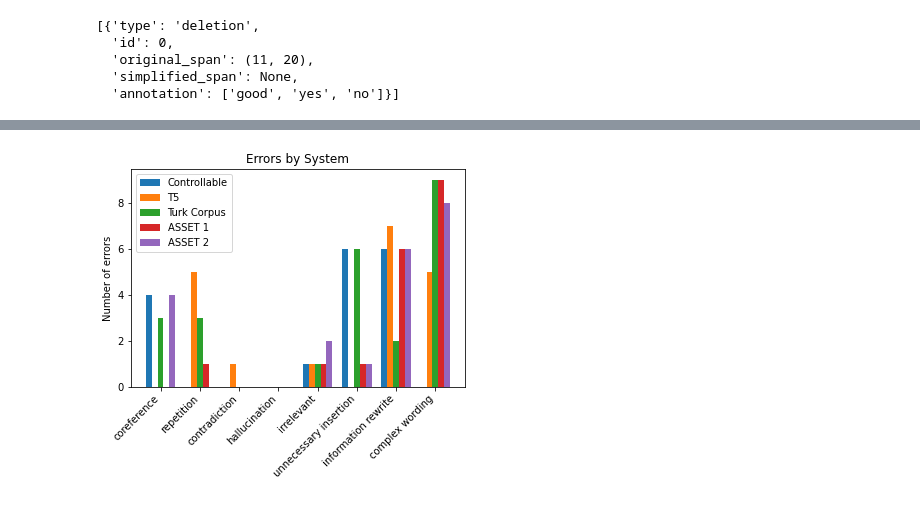
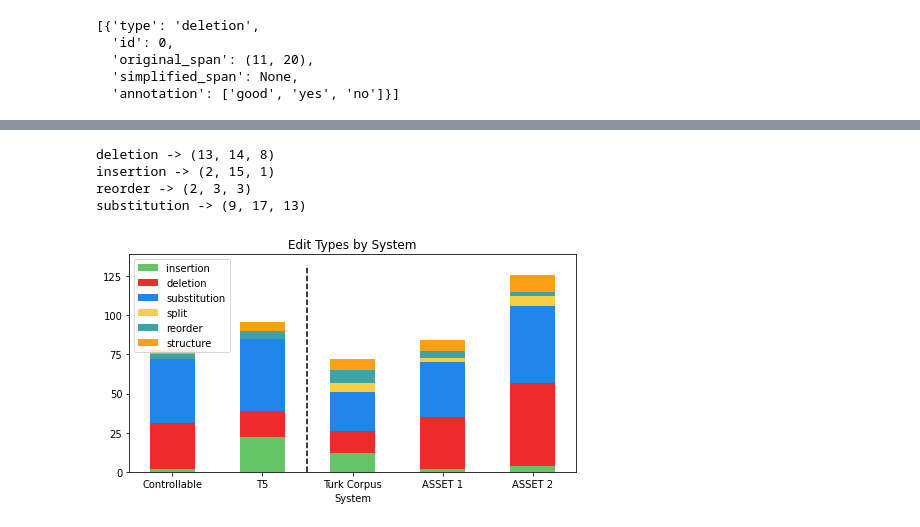
Before and after one commit to Yao-Dou/ts-annotation-tool, a Jupyter notebook: data/analysis/analysis.ipynb, the cells around one changed output, grey strips where cells are left out. Cells and saved outputs as stored; diff of their text form; code cells hidden in the pictures.

```diff
--- a/data/analysis/analysis.ipynb
+++ b/data/analysis/analysis.ipynb
@@ -1,8 +1,10 @@
 # %%
 import json
-import matplotlib.pyplot as plt
-import plotly.graph_objects as go
+from types import *
 from dataloader import *
+from util import *
+from graphs import *
+from agreement import *
 
 data = []
 
@@ -20,10 +22,19 @@ data = []
 
 # Load batch 1 data
 batch_num = 1
-for filename in [x for x in os.listdir('../annotated/') if x.startswith('batch_' + str(batch_num))]:
+# files = [x for x in os.listdir('../annotated/') if x.startswith('batch_' + str(batch_num))]
+files = [
+    'batch_1_anton.json',
+    'batch_1_ayush.json',
+    'batch_1_kelly.json'
+]
+for filename in files:
     with open('../annotated/' + filename) as f:
         individual_annotation = json.load(f)
 
         for entry in individual_annotation:
             entry['user'] = filename.split('.')[0].split('_')[-1]
         data += individual_annotation
+
+data = consolidate_edits(data)          # Adds 'edits' field
+data = consolidate_annotations(data)    # Adds 'processed_annotations' field
@@ -262,37 +98,9 @@ fig.show()
-# %%
-import numpy as np
-plotted_errors = [
-    Error.COREFERENCE,
-    Error.REPETITION,
-    Error.CONTRADICTION,
-    Error.HALLUCINATION,
-    Error.IRRELEVANT,
-    Error.UNNECESSARY_INSERTION,
-    Error.INFORMATION_REWRITE,
-    Error.COMPLEX_WORDING
-]
-
-error_labels = [str(x).split('.')[1].lower().replace('_',' ') for x in plotted_errors]
-
-fig, ax = plt.subplots(figsize=(6, 4))
-bottom = [0 for x in range(len(error_labels))]
-
-width = 0.15
-
-count = 0
-for system in system_labels:
-       val = [sum_errors_types[system][label] for label in plotted_errors]
-       x = np.arange(len(error_labels))
-       ax.bar(x-(2*width)+count*width, val, width, label=system_name_mapping[system])
-       bottom = [bottom[i] + val[i] for i in range(len(val))]
-       count += 1
-ax.set_ylabel('Number of errors')
-ax.set_title('Errors by System')
-ax.legend()
-
-# plt.rcParams['figure.dpi'] = 300
-
-plt.xticks(x, error_labels, rotation=45, ha="right")
-plt.show()
-# %% [output]
-[figure, removed]
+# %%
+# Example: Agreement between annotators on edit types
+for edit_type in ['deletion', 'insertion', 'reorder', 'substitution']:
+    print(f'{edit_type} -> {calculate_agreement(data, edit_type, drop_no_spans=True)}')
+# %% [output]
+deletion -> (13, 14, 8)
+insertion -> (2, 15, 1)
+reorder -> (2, 3, 3)
+substitution -> (9, 17, 13)
@@ -298,0 +117,4 @@ plt.show()
+# %%
+edit_type_by_system(data, flipped=True)
+# %% [output]
+[figure, added]
```
Also changed, not shown: parts of 18 cells of this notebook, 9 other files.
